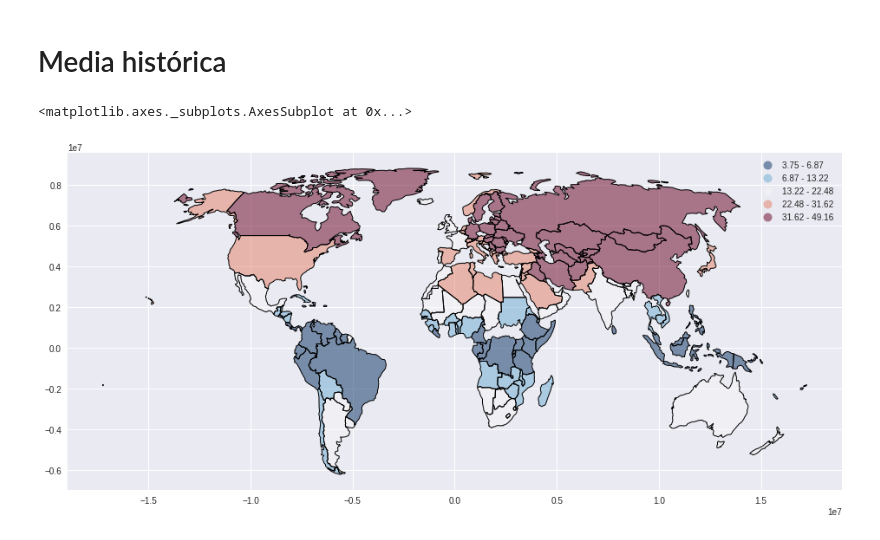
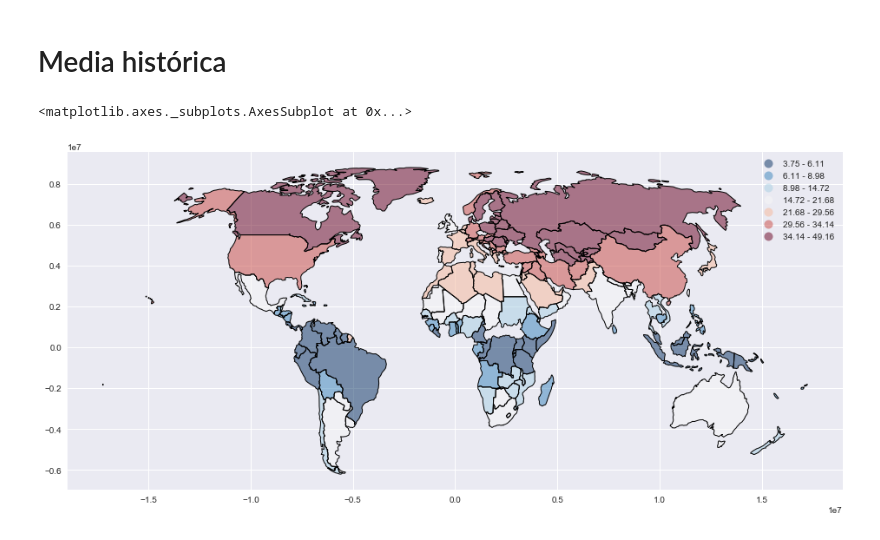
Before and after one commit to smcsicardi/metnum-tp3, a Jupyter notebook: Mapas.ipynb, the cells around one changed output. Cells and saved outputs as stored; diff of their text form; code cells hidden in the pictures.

```diff
--- a/Mapas.ipynb
+++ b/Mapas.ipynb
@@ -20,6 +20,8 @@ df.columns = ['dt', 'avg', 'error', 'country']
 df['ordinal'] = df['dt'].apply(lambda d: d.toordinal())
 # arreglo nombres
 df['country'] = df['country'].apply(lambda d: d.replace('_', ' '))
+# agrego year
+df['year'] = df['dt'].apply(lambda d: d.year)
 # filtro los NaN
 df = df[df.avg.notnull()]
 # %%
@@ -39,12 +41,18 @@ data1960_1990.head()
 # %%
 means = df.groupby('country', as_index=False)["avg"].aggregate(["min", "max"])
 means["amplitude"] = means["max"] - means["min"]
+means.to_csv('means.csv')
 
 world = gpd.read_file(gpd.datasets.get_path('naturalearth_lowres'))
+
+# fixing names
 world.loc[33, "name"] = "Congo (Democratic Republic Of The)"
+
+# joining
 world = world.set_index('name')
 join = world.join(means, how='inner').to_crs('+proj=natearth')
-join.plot(column='amplitude', cmap='RdBu_r', scheme='quantiles', legend=True)
+join.plot(column='amplitude', cmap='RdBu_r', scheme='quantiles', k=7, legend=True)
+#plt.savefig('img/amplitude_map.png', dpi=300, bbox_inches='tight')
 # %% [output]
 <matplotlib.axes._subplots.AxesSubplot at 0x...>
-[figure, old version]
+[figure, new version]
```
Also changed, not shown: parts of 3 cells of this notebook, 1 other file.
